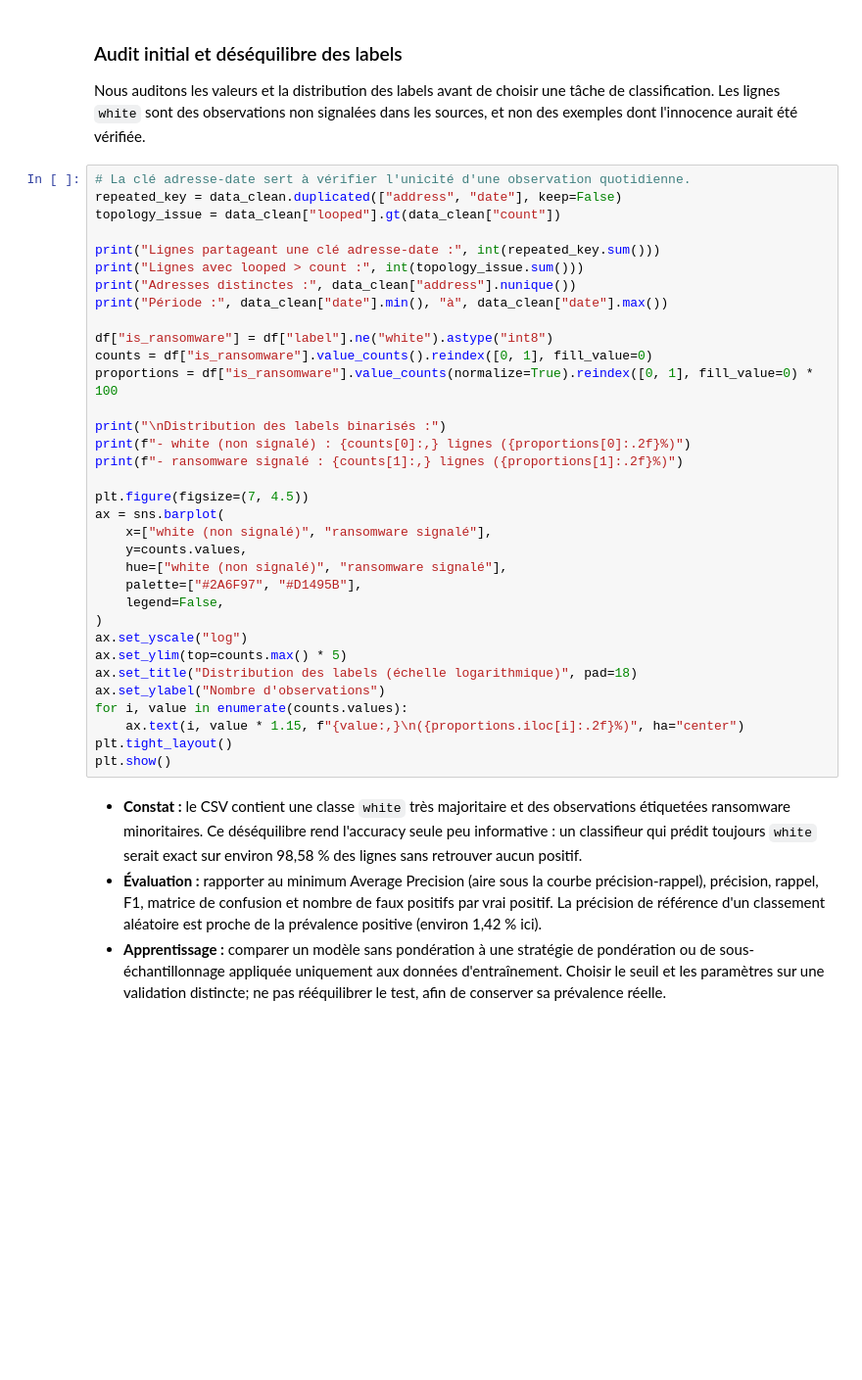
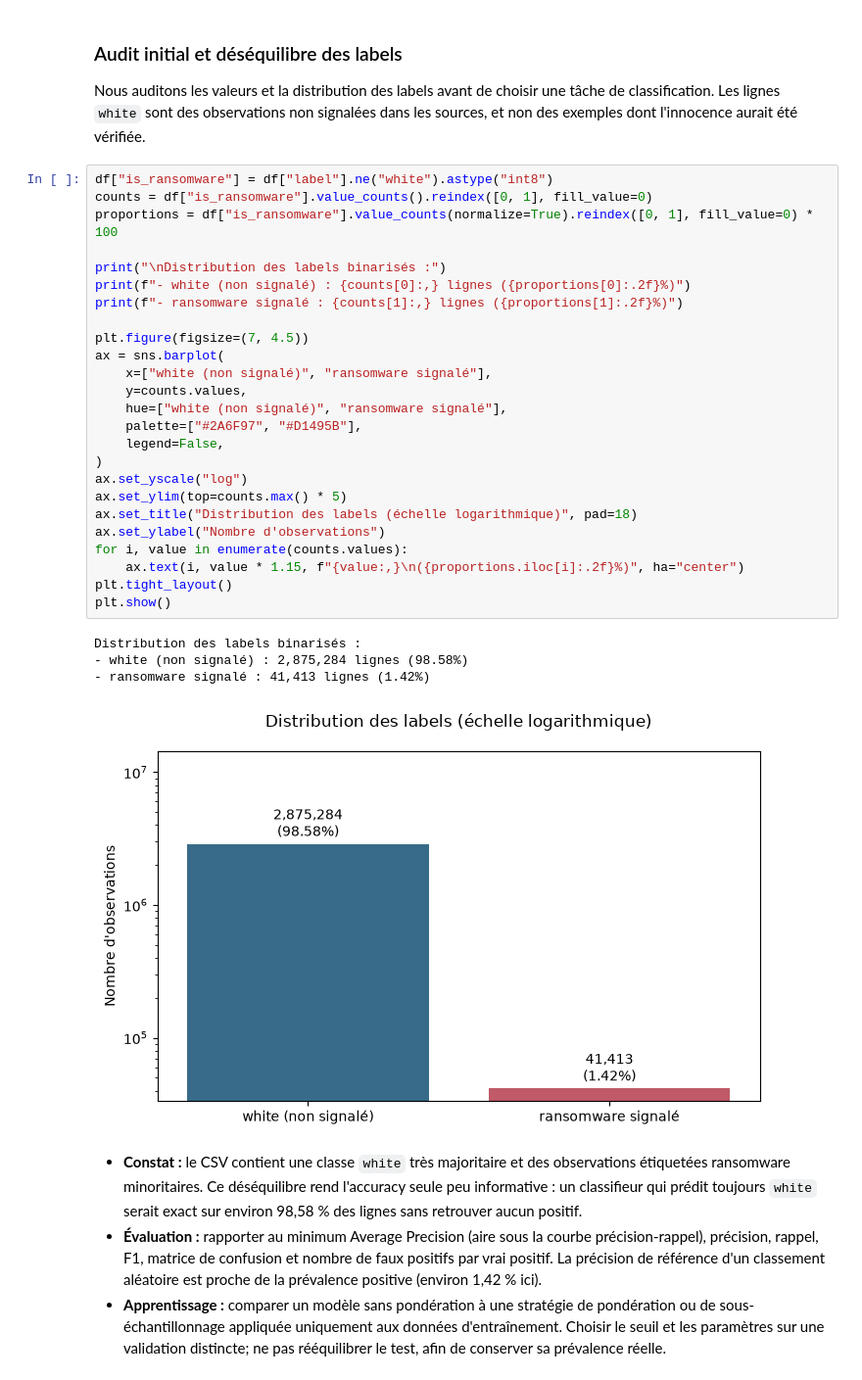
Before and after one commit to theo-mcl/ml-dm-bitcoin-heist, a Jupyter notebook: notebook.ipynb, the cells around one changed output. Shown at 98% size. Cells and saved outputs as stored; diff of their text form; blank space fills up the shorter version.

```diff
--- a/notebook.ipynb
+++ b/notebook.ipynb
@@ -112,39 +219,35 @@ fn.check_label_distribution(df)
 
 Nous auditons les valeurs et la distribution des labels avant de choisir une tâche de classification. Les lignes `white` sont des observations non signalées dans les sources, et non des exemples dont l'innocence aurait été vérifiée.
 # %%
-# La clé adresse-date sert à vérifier l'unicité d'une observation quotidienne.
-repeated_key = data_clean.duplicated(["address", "date"], keep=False)
-topology_issue = data_clean["looped"].gt(data_clean["count"])
-
-print("Lignes partageant une clé adresse-date :", int(repeated_key.sum()))
-print("Lignes avec looped > count :", int(topology_issue.sum()))
-print("Adresses distinctes :", data_clean["address"].nunique())
-print("Période :", data_clean["date"].min(), "à", data_clean["date"].max())
-
 df["is_ransomware"] = df["label"].ne("white").astype("int8")
 counts = df["is_ransomware"].value_counts().reindex([0, 1], fill_value=0)
 proportions = df["is_ransomware"].value_counts(normalize=True).reindex([0, 1], fill_value=0) * 100
 
 print("\nDistribution des labels binarisés :")
 print(f"- white (non signalé) : {counts[0]:,} lignes ({proportions[0]:.2f}%)")
 print(f"- ransomware signalé : {counts[1]:,} lignes ({proportions[1]:.2f}%)")
 
 plt.figure(figsize=(7, 4.5))
 ax = sns.barplot(
     x=["white (non signalé)", "ransomware signalé"],
     y=counts.values,
     hue=["white (non signalé)", "ransomware signalé"],
     palette=["#2A6F97", "#D1495B"],
     legend=False,
 )
 ax.set_yscale("log")
 ax.set_ylim(top=counts.max() * 5)
 ax.set_title("Distribution des labels (échelle logarithmique)", pad=18)
 ax.set_ylabel("Nombre d'observations")
 for i, value in enumerate(counts.values):
     ax.text(i, value * 1.15, f"{value:,}\n({proportions.iloc[i]:.2f}%)", ha="center")
 plt.tight_layout()
 plt.show()
+# %% [output]
+Distribution des labels binarisés :
+- white (non signalé) : 2,875,284 lignes (98.58%)
+- ransomware signalé : 41,413 lignes (1.42%)
+[figure, added]
 # %% [markdown]
 * **Constat :** le CSV contient une classe `white` très majoritaire et des observations étiquetées ransomware minoritaires. Ce déséquilibre rend l'accuracy seule peu informative : un classifieur qui prédit toujours `white` serait exact sur environ 98,58 % des lignes sans retrouver aucun positif.
 * **Évaluation :** rapporter au minimum Average Precision (aire sous la courbe précision-rappel), précision, rappel, F1, matrice de confusion et nombre de faux positifs par vrai positif. La précision de référence d'un classement aléatoire est proche de la prévalence positive (environ 1,42 % ici).
```
Also changed, not shown: parts of 19 cells of this notebook, 2 other files.
